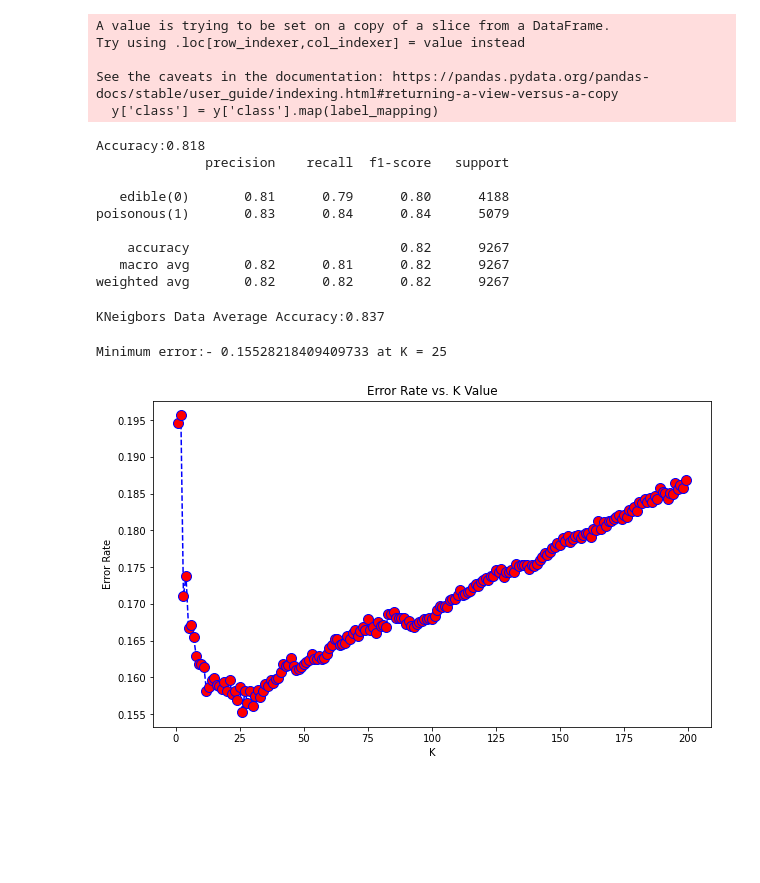
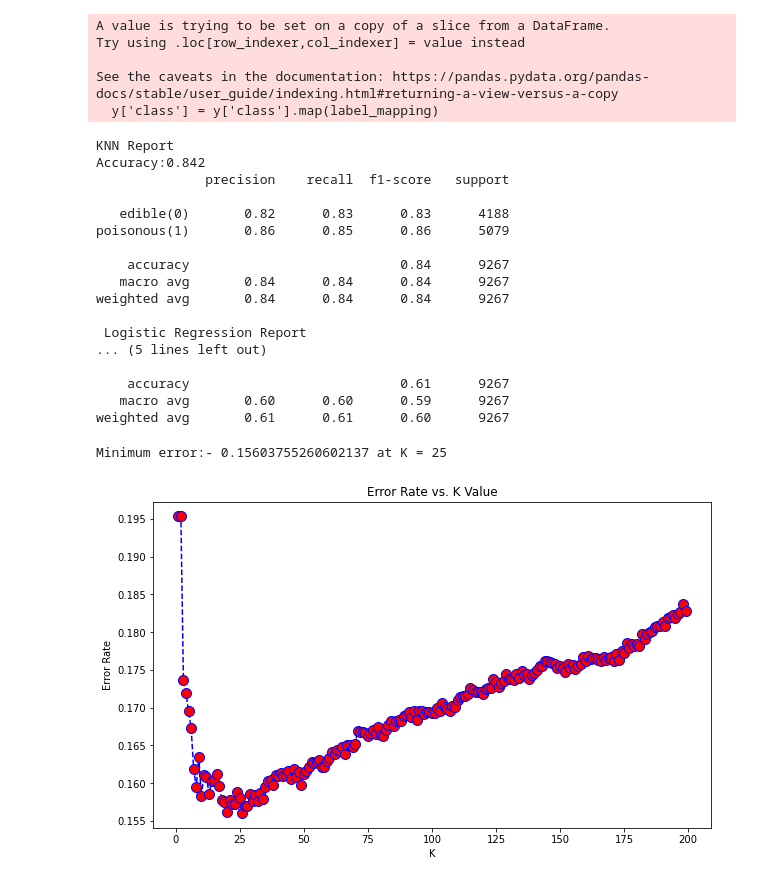
Before and after one commit to BenS13/MachineLearning, a Jupyter notebook: mushroom_data.ipynb, the cells around one changed output. Cells and saved outputs as stored; diff of their text form; code cells hidden in the pictures; blank space fills up the shorter version.

```diff
--- a/mushroom_data.ipynb
+++ b/mushroom_data.ipynb
@@ -227,8 +205,8 @@ Convert class e,p to numbers 0,1
 Convert all other classifcations to numbers
 '''
 Le = LabelEncoder()#Convert all data in X to numbers so it can be used
-for i in range(len(X_removed[0])):#Iterate over all instances in X
-    X_removed[:, i] = Le.fit_transform(X_removed[:, i])#Transform to number using fit_transform
+for i in range(len(X[0])):#Iterate over all instances in X
+    X[:, i] = Le.fit_transform(X[:, i])#Transform to number using fit_transform
 
 
 label_mapping = { #Create a dict for e(edible) and p(poisonous)
@@ -239,7 +217,7 @@ y['class'] = y['class'].map(label_mapping)
 y = np.array(y)#Make y an array
 y=np.ravel(y)#Make y a 1D array
 
-print(X_removed,y)#Check to make sure transormations happened
+print(X,y)#Check to make sure transormations happened
 # %% [output]
 [[1471 6 6 ... 1 0 3]
  [1603 6 6 ... 1 0 2]
@@ -268,59 +246,67 @@ def train_model(model):#Function to train with selected model
     model.fit(X_train, y_train)
     prediction = model.predict(X_test)
     return round(metrics.accuracy_score(y_test, prediction), 3), classification_report(y_test, prediction, target_names = ['edible(0)', 'poisonous(1)'])
+# %%
+'''
+Split data for training and testing
+'''
+X_train, X_test, y_train, y_test = train_test_split(X, y, test_size=0.25)
 # %%
-X_train, X_test, y_train, y_test = train_test_split(X_removed, y, test_size=0.25)
-kN_accuracy, kN_report = train_model(kNeighbors)
+
+
+kN_accuracy, kN_report = train_model(kNeighbors)#Start KNeigbour Training
+Log_accuracy, Log_report = train_model(LogisticRegression(max_iter=1000))
+
+#Start Log Regression training
 # %%
+print("\033[1mKNN Report \033[0m")
 print("Accuracy:{}\n{}".format(kN_accuracy, kN_report))
+
+print("\033[1m Logistic Regression Report \033[0m")
+print("Accuracy:{}\n{}".format(Log_accuracy, Log_report))
 # %% [output]
-Accuracy:0.818
+KNN Report
+Accuracy:0.842
               precision    recall  f1-score   support
 
-   edible(0)       0.81      0.79      0.80      4188
-poisonous(1)       0.83      0.84      0.84      5079
+   edible(0)       0.82      0.83      0.83      4188
+poisonous(1)       0.86      0.85      0.86      5079
 
-    accuracy                           0.82      9267
-   macro avg       0.82      0.81      0.82      9267
-weighted avg       0.82      0.82      0.82      9267
+    accuracy                           0.84      9267
+   macro avg       0.84      0.84      0.84      9267
+weighted avg       0.84      0.84      0.84      9267
+
+ Logistic Regression Report
+... (5 lines left out)
+
+    accuracy                           0.61      9267
+   macro avg       0.60      0.60      0.59      9267
+weighted avg       0.61      0.61      0.60      9267
-# %%
-'''Get average acc for optimising'''
-'''Get average accuracy for KNeighbors with uncleaned data'''
-'''The number of repetitions can be increased to get more consitent results'''
-total = 0
-reps=5
-kNeighbors = KNeighborsClassifier(n_neighbors=1, weights='uniform', algorithm='auto')#We will define again for clarity
-for i in range (reps):
-    X_train, X_test, y_train, y_test = train_test_split(X_removed, y, test_size=0.2)#Split the dataset
-    kN_accuracy, kN_report = train_model(kNeighbors)#Model with KNeighbors and uncleaned data
-    total+=kN_accuracy#Add each accuracy reading to total
-kN_average_unclean = total/reps#Get average by dividing total by number of repetitions
-print("KNeigbors Data Average Accuracy:{}".format(round(kN_average_unclean,3)))
-# %% [output]
-KNeigbors Data Average Accuracy:0.837
 # %%
 '''
 Finding the optimal value for K
 Generally is N where N^2 = number of samples
 so would be k = sqrt(37065) -> 192.52
 Below we are calculating the error rate for each value of K and then plotting it on a graph
+Code from https://gist.github.com/Amey23/656c1f1fb76308aee0e9102db78e6816
+It creates an error rate vs K value graph for KNeighbours
 '''
 
 error_rate = []
 for i in range(1,200):
  knn = KNeighborsClassifier(n_neighbors=i)
  knn.fit(X_train,y_train)
  pred_i = knn.predict(X_test)
  error_rate.append(np.mean(pred_i != y_test))
 
 plt.figure(figsize=(10,6))
 plt.plot(range(1,200),error_rate,color='blue', linestyle='dashed',
          marker='o',markerfacecolor='red', markersize=10)
 plt.title('Error Rate vs. K Value')
 plt.xlabel('K')
 plt.ylabel('Error Rate')
 print("Minimum error:-",min(error_rate),"at K =",error_rate.index(min(error_rate)))
 # %% [output]
-Minimum error:- 0.15528218409409733 at K = 25
+Minimum error:- 0.15603755260602137 at K = 25
-[figure, old version]
+[figure, new version]
 # %%
```
Also changed, not shown: parts of 13 cells of this notebook.
